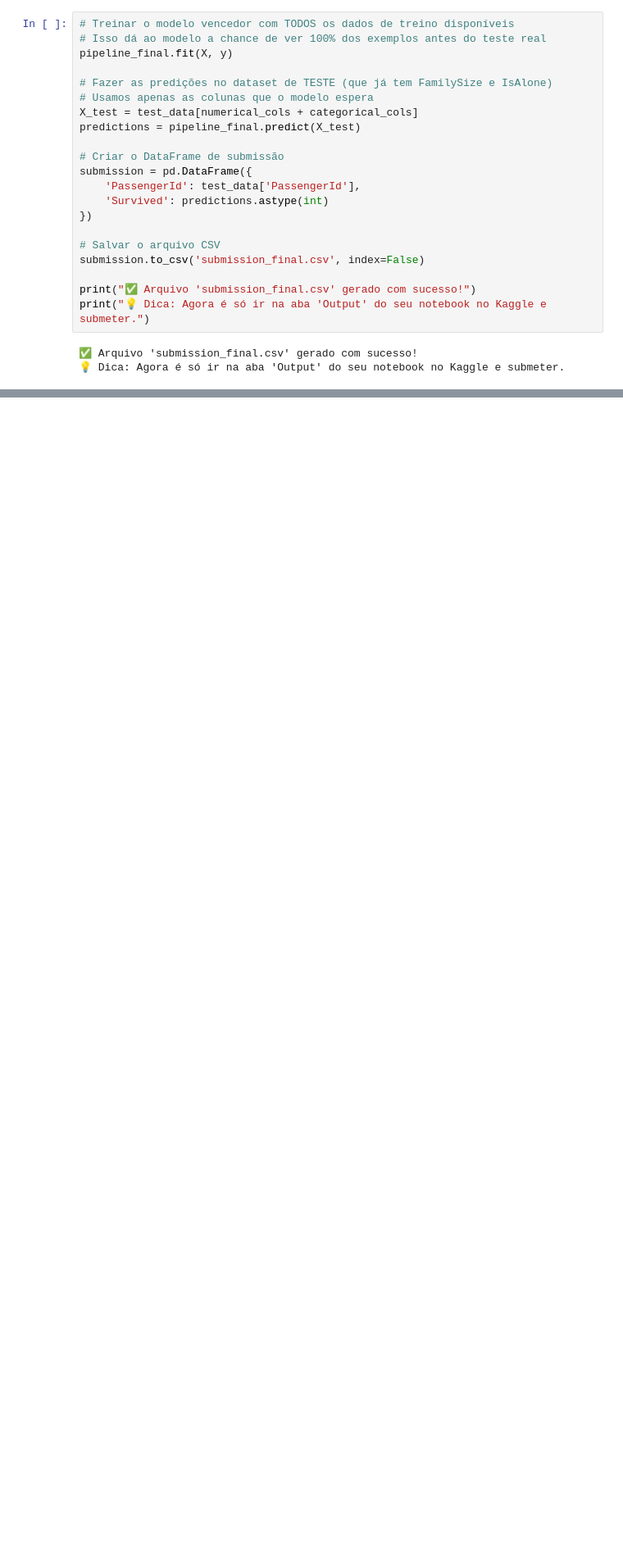
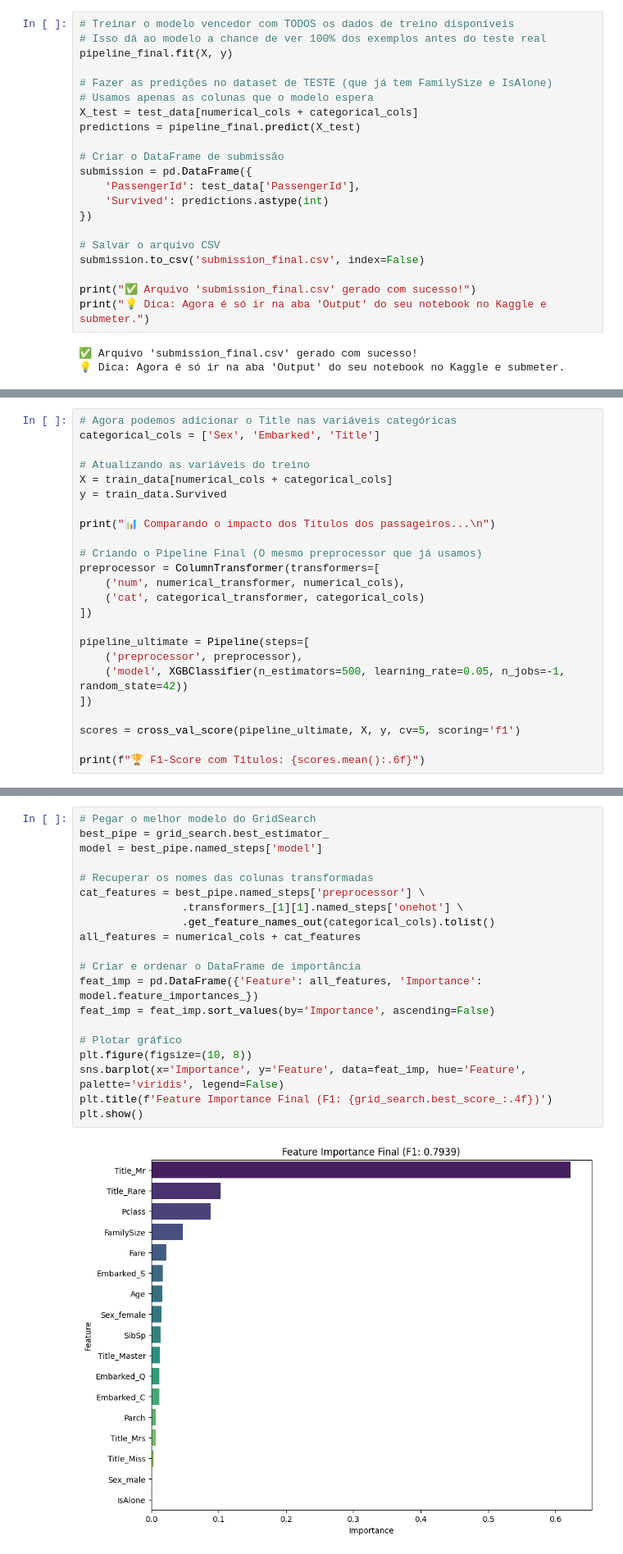
Before and after one commit to zehclaudio/Kaggle, a Jupyter notebook: titanic-tutorial-pipelines-and-baselines.ipynb, the cells around one changed output, grey strips where cells are left out. Shown at 82% size. Drawn from its saved outputs; the diff is of its cells as text; blank space fills up the shorter version.

```diff
--- a/titanic-tutorial-pipelines-and-baselines.ipynb
+++ b/titanic-tutorial-pipelines-and-baselines.ipynb
@@ -652,0 +724,24 @@ print("💡 Dica: Agora é só ir na aba 'Output' do seu notebook no Kaggle e su
+# %%
+# Agora podemos adicionar o Title nas variáveis categóricas
+categorical_cols = ['Sex', 'Embarked', 'Title']
+
+# Atualizando as variáveis do treino
+X = train_data[numerical_cols + categorical_cols]
+y = train_data.Survived
+
+print("📊 Comparando o impacto dos Títulos dos passageiros...\n")
+
+# Criando o Pipeline Final (O mesmo preprocessor que já usamos)
+preprocessor = ColumnTransformer(transformers=[
+    ('num', numerical_transformer, numerical_cols),
+    ('cat', categorical_transformer, categorical_cols)
+])
+
+pipeline_ultimate = Pipeline(steps=[
+    ('preprocessor', preprocessor),
+    ('model', XGBClassifier(n_estimators=500, learning_rate=0.05, n_jobs=-1, random_state=42))
+])
+
+scores = cross_val_score(pipeline_ultimate, X, y, cv=5, scoring='f1')
+
+print(f"🏆 F1-Score com Títulos: {scores.mean():.6f}")
@@ -652,0 +865,22 @@ print("💡 Dica: Agora é só ir na aba 'Output' do seu notebook no Kaggle e su
+# %%
+# Pegar o melhor modelo do GridSearch
+best_pipe = grid_search.best_estimator_
+model = best_pipe.named_steps['model']
+
+# Recuperar os nomes das colunas transformadas
+cat_features = best_pipe.named_steps['preprocessor'] \
+                .transformers_[1][1].named_steps['onehot'] \
+                .get_feature_names_out(categorical_cols).tolist()
+all_features = numerical_cols + cat_features
+
+# Criar e ordenar o DataFrame de importância
+feat_imp = pd.DataFrame({'Feature': all_features, 'Importance': model.feature_importances_})
+feat_imp = feat_imp.sort_values(by='Importance', ascending=False)
+
+# Plotar gráfico
+plt.figure(figsize=(10, 8))
+sns.barplot(x='Importance', y='Feature', data=feat_imp, hue='Feature', palette='viridis', legend=False)
+plt.title(f'Feature Importance Final (F1: {grid_search.best_score_:.4f})')
+plt.show()
+# %% [output]
+[figure, added]
```
Also changed, not shown: parts of 34 cells of this notebook.
